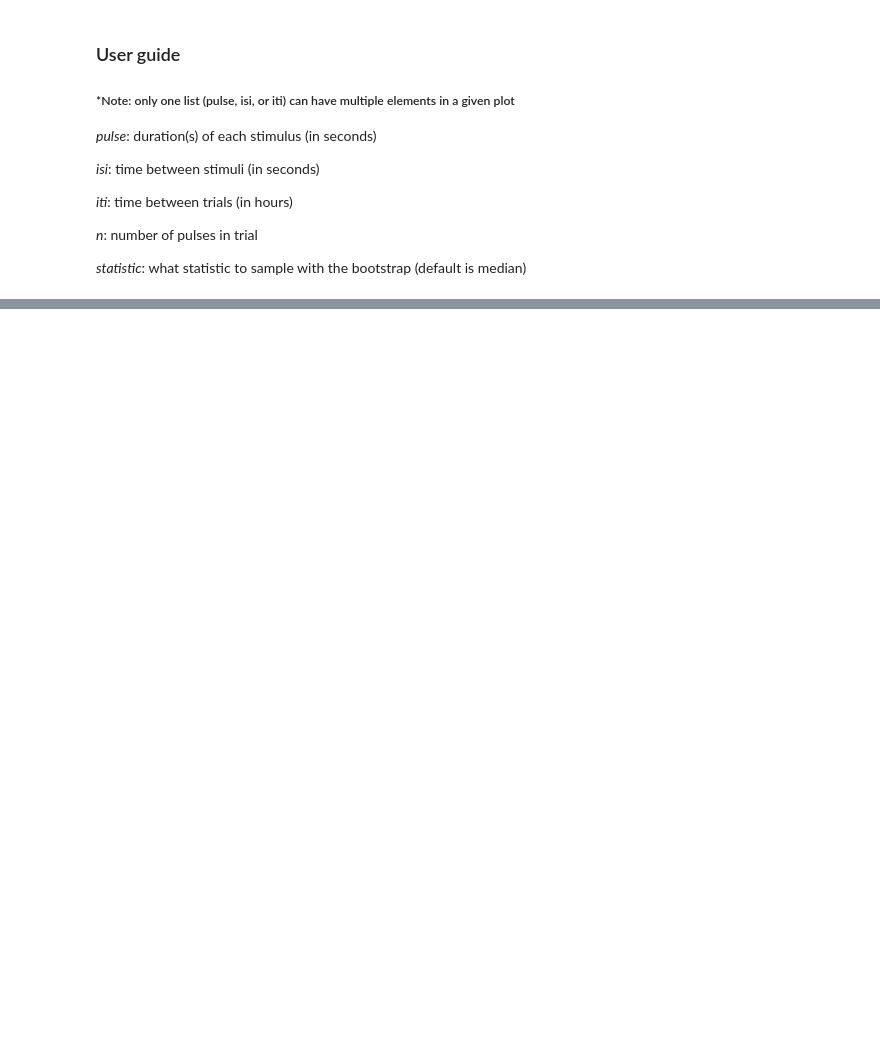
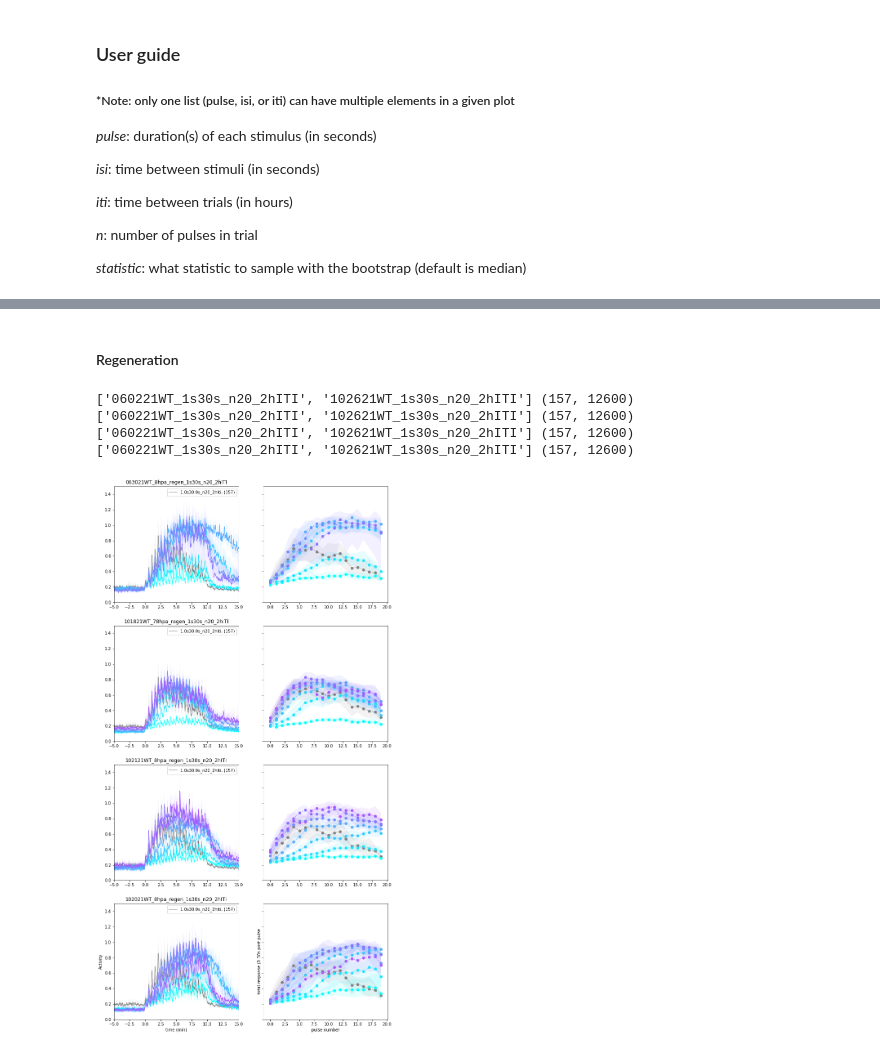
Before and after one commit to samuelbray32/behavior-lite, a Jupyter notebook: pulseTrain.ipynb, the cells around one changed output, grey strips where cells are left out. Saved outputs shown, nothing was run; the diff lists cells and outputs as text; code cells hidden in the pictures; blank space fills up the shorter version.

```diff
--- a/pulseTrain.ipynb
+++ b/pulseTrain.ipynb
@@ -35,0 +36,11 @@ fig,ax = pulseTrain_WT(pulse=pulse,isi=isi,n_boot=1e2,norm_time=1,trial_rng=(0,5
+# %% [markdown]
+#### Regeneration
+# %%
+from tools.results import pulseTrain_trialDependent
+fig, ax = pulseTrain_trialDependent(interest=['regen'],n_boot=1e2,pool=11)
+# %% [output]
+['060221WT_1s30s_n20_2hITI', '102621WT_1s30s_n20_2hITI'] (157, 12600)
+['060221WT_1s30s_n20_2hITI', '102621WT_1s30s_n20_2hITI'] (157, 12600)
+['060221WT_1s30s_n20_2hITI', '102621WT_1s30s_n20_2hITI'] (157, 12600)
+['060221WT_1s30s_n20_2hITI', '102621WT_1s30s_n20_2hITI'] (157, 12600)
+[figure, added]
```
Also changed, not shown: parts of 1 cell of this notebook, 1 other file.
